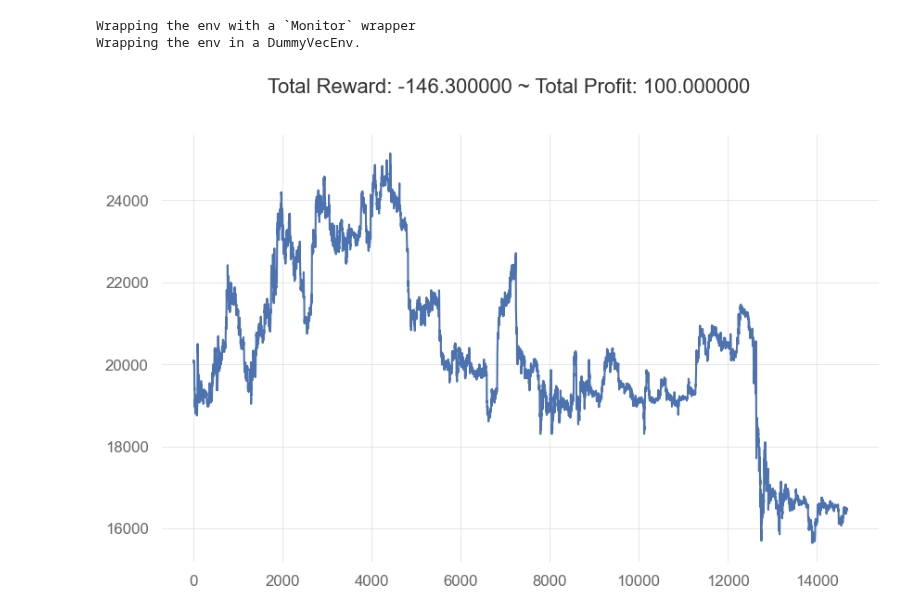
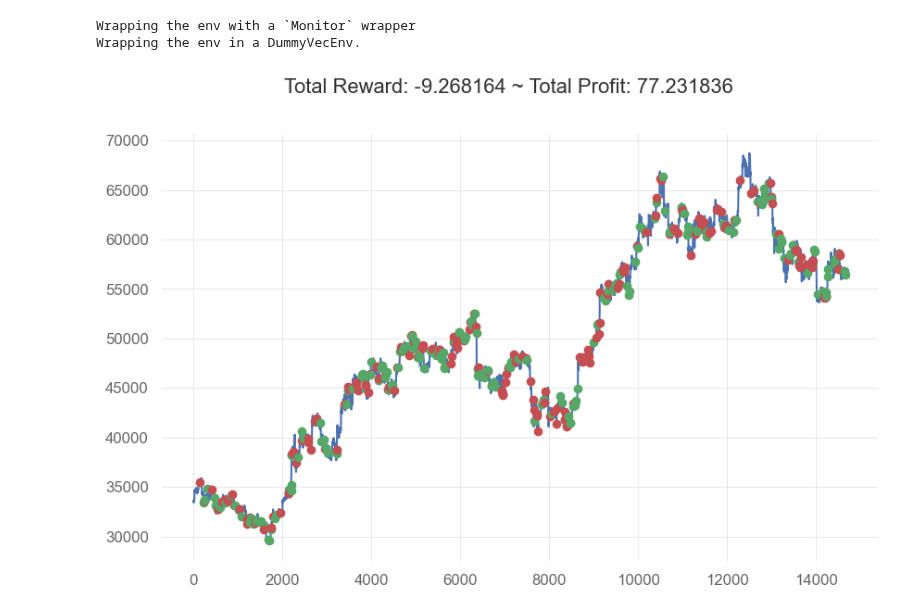
Before and after one commit to zizzs3228/trading, a Jupyter notebook: AIbot.ipynb, the cells around one changed output. Drawn from its saved outputs; the diff is of its cells as text; code cells hidden in the pictures.

```diff
--- a/AIbot.ipynb
+++ b/AIbot.ipynb
@@ -32,7 +32,7 @@ def add_signals(env):
     start = env.frame_bound[0] - env.window_size
     end = env.frame_bound[1]
     prices = env.df.loc[:,'Close'].to_numpy()[start:end]
-    signal_features = env.df.loc[:,['SMA3','SMA6','SMA9','SMA12','SMA25','SMA50','SMA200','RSX']].to_numpy()[start:end]
+    signal_features = env.df.loc[:,['SMA3_pct','SMA6_pct','SMA9_pct','SMA12_pct','SMA25_pct','SMA50_pct','SMA200_pct','RSX']].to_numpy()[start:end]
     return prices, signal_features
 
 class MyCustomEnv(StocksEnv):
@@ -186,32 +186,32 @@ num_cpu = 1
 # action = env.action_space.sample()
 # print(obs.dtype)
 # %%
-env = MyCustomEnv(df=enddf, frame_bound=(start_index+202,end_index), window_size=window_size)
+env = MyCustomEnv(df=traindf, frame_bound=(start_index+202,end_index), window_size=window_size)
 
 profit = []
 results = []
-model = PPO.load('models\\test180\\320000.zip',env=env)
+model = PPO.load('models\\test204\\1700000.zip',env=env)
 
 obs = env.reset()
 
 while True:
     action, state = model.predict(obs)
     obs, reward, done, info = env.step(action)
     results.append(info['total_profit'])
     # rewards.append(reward)
     if done:
         break
     # profit.append(info['total_profit'])
 # print(info['total_profit'])
 plt.cla()
 env.render_all()
 plt.show()
 # plt.scatter(range(len(rewards)), rewards)
 # plt.show()
 # %% [output]
 Wrapping the env with a `Monitor` wrapper
 Wrapping the env in a DummyVecEnv.
-[figure, old version]
+[figure, new version]
 # %%
 # results = pd.DataFrame(results)
 # qs.extend_pandas()
```
Also changed, not shown: 2 other files.
